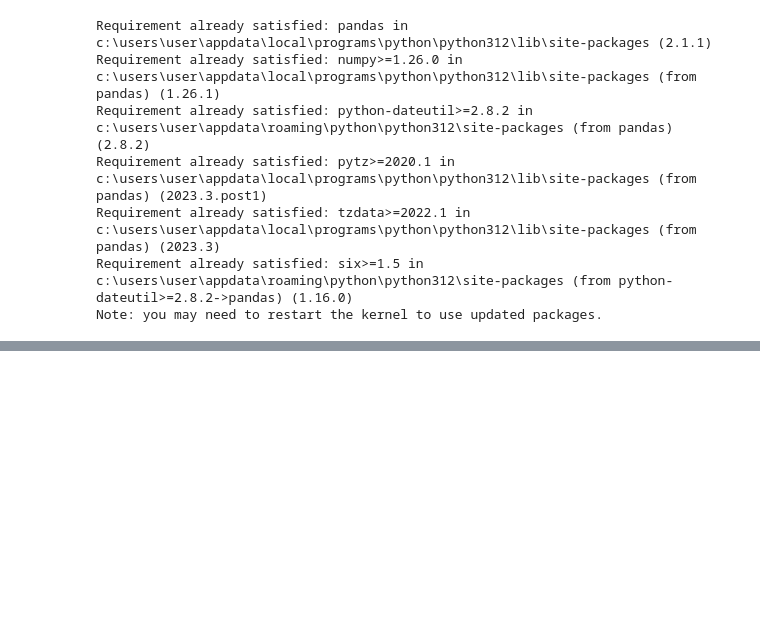
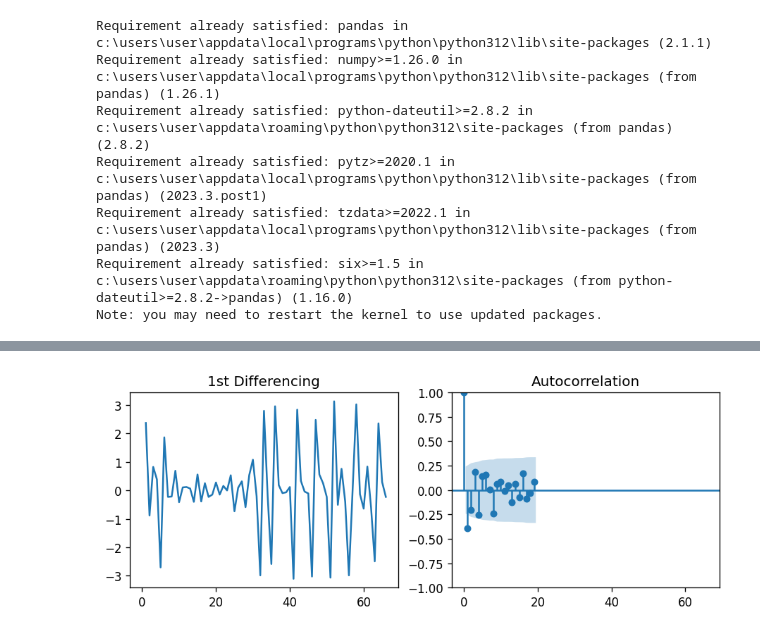
Before and after one commit to kenziehh/SmartHome, a Jupyter notebook: prediction.ipynb, the cells around one changed output, grey strips where cells are left out. Cells and saved outputs as stored; diff of their text form; code cells hidden in the pictures; blank space fills up the shorter version.

```diff
--- a/prediction.ipynb
+++ b/prediction.ipynb
@@ -80,0 +211,12 @@ Freq: D, Name: predicted_mean, dtype: float64
+# %%
+from statsmodels.graphics.tsaplots import plot_acf, plot_pacf
+plt.rcParams.update({'figure.figsize':(9,3), 'figure.dpi':120})
+
+fig, axes = plt.subplots(1, 2, sharex=True)
+axes[0].plot(df['Energy Consumption (kWh)'].diff()); axes[0].set_title('1st Differencing')
+axes[1].set(ylim=(0,1.2))
+plot_acf(df['Energy Consumption (kWh)'].diff().dropna(), ax=axes[1])
+
+plt.show()
+# %% [output]
+[figure, added]
```
Also changed, not shown: parts of 18 cells of this notebook, 3 other files.
